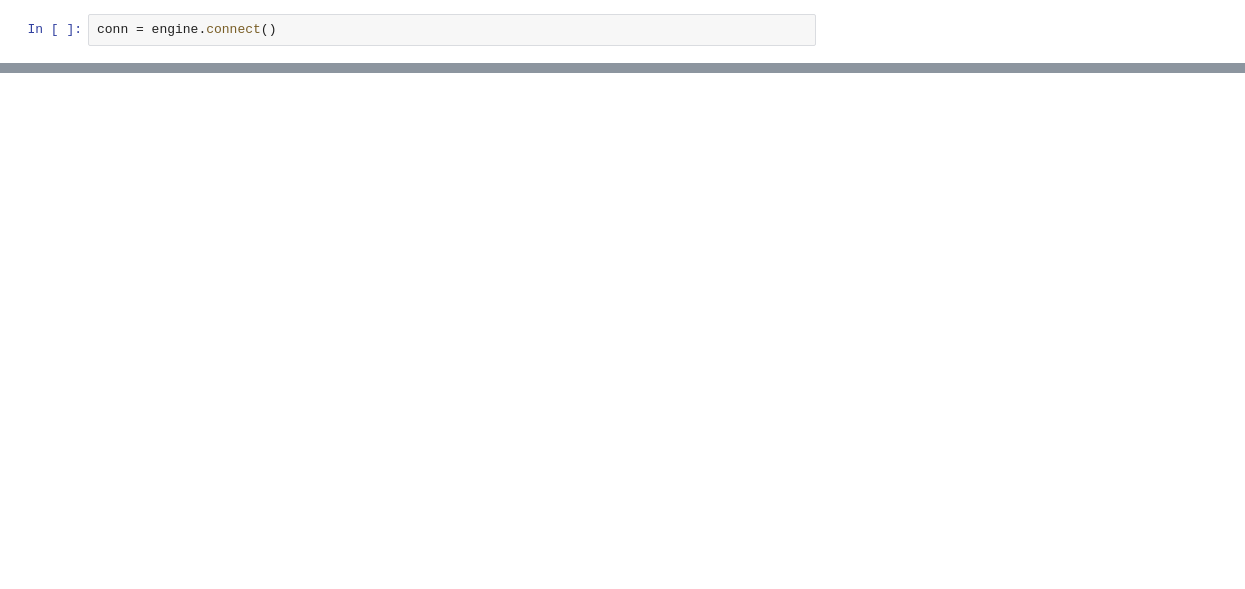
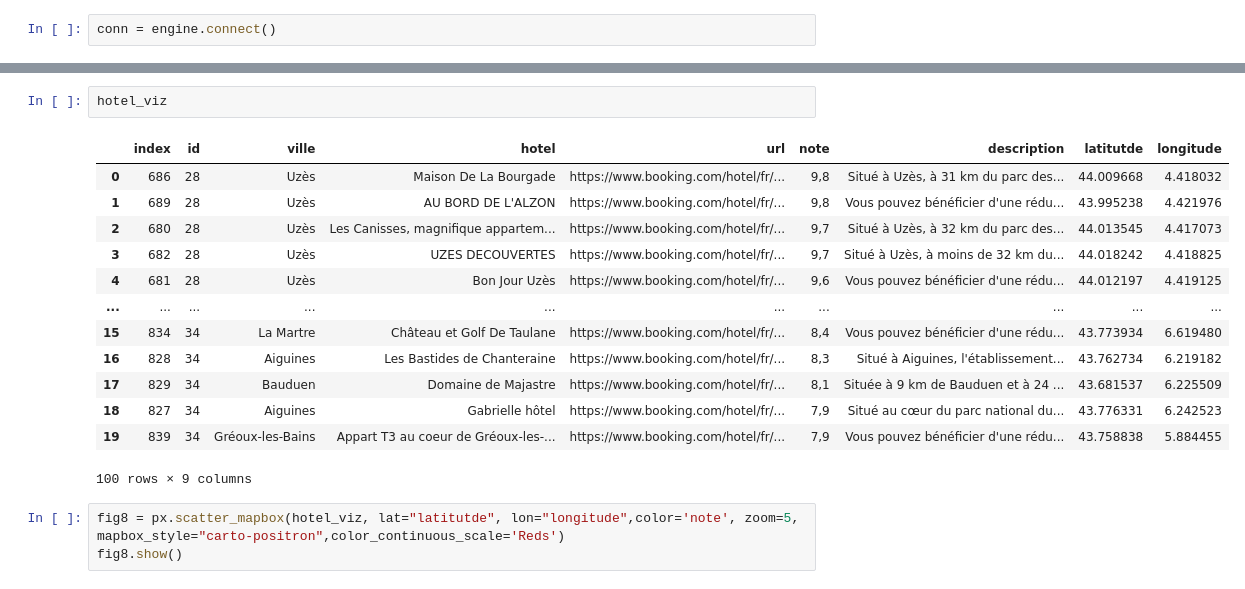
Before and after one commit to philippeJeremy/Bloc-1---Construction-et-alimentation-d-une-infrastructure-de-gestion-de-donn-e, a Jupyter notebook: booking.ipynb, the cells around one changed output, grey strips where cells are left out. Drawn from its saved outputs; the diff is of its cells as text; blank space fills up the shorter version.

```diff
--- a/booking.ipynb
+++ b/booking.ipynb
@@ -239,0 +241,19 @@ hotel_viz
+# %%
+hotel_viz
+# %% [output]
+|  | index | id | ville | hotel | url | note | description | latitutde | longitude |
+| 0 | 686 | 28 | Uzès | Maison De La Bourgade | https://www.booking.com/hotel/fr/... | 9,8 | Situé à Uzès, à 31 km du parc des... | 44.009668 | 4.418032 |
+| 1 | 689 | 28 | Uzès | AU BORD DE L'ALZON | https://www.booking.com/hotel/fr/... | 9,8 | Vous pouvez bénéficier d'une rédu... | 43.995238 | 4.421976 |
+| 2 | 680 | 28 | Uzès | Les Canisses, magnifique appartem... | https://www.booking.com/hotel/fr/... | 9,7 | Situé à Uzès, à 32 km du parc des... | 44.013545 | 4.417073 |
+| 3 | 682 | 28 | Uzès | UZES DECOUVERTES | https://www.booking.com/hotel/fr/... | 9,7 | Situé à Uzès, à moins de 32 km du... | 44.018242 | 4.418825 |
+| 4 | 681 | 28 | Uzès | Bon Jour Uzès | https://www.booking.com/hotel/fr/... | 9,6 | Vous pouvez bénéficier d'une rédu... | 44.012197 | 4.419125 |
+| ... | ... | ... | ... | ... | ... | ... | ... | ... | ... |
+| 15 | 834 | 34 | La Martre | Château et Golf De Taulane | https://www.booking.com/hotel/fr/... | 8,4 | Vous pouvez bénéficier d'une rédu... | 43.773934 | 6.619480 |
+| 16 | 828 | 34 | Aiguines | Les Bastides de Chanteraine | https://www.booking.com/hotel/fr/... | 8,3 | Situé à Aiguines, l'établissement... | 43.762734 | 6.219182 |
+| 17 | 829 | 34 | Bauduen | Domaine de Majastre | https://www.booking.com/hotel/fr/... | 8,1 | Située à 9 km de Bauduen et à 24 ... | 43.681537 | 6.225509 |
+| 18 | 827 | 34 | Aiguines | Gabrielle hôtel | https://www.booking.com/hotel/fr/... | 7,9 | Situé au cœur du parc national du... | 43.776331 | 6.242523 |
+| 19 | 839 | 34 | Gréoux-les-Bains | Appart T3 au coeur de Gréoux-les-... | https://www.booking.com/hotel/fr/... | 7,9 | Vous pouvez bénéficier d'une rédu... | 43.758838 | 5.884455 |
+100 rows × 9 columns
+# %%
+fig8 = px.scatter_mapbox(hotel_viz, lat="latitutde", lon="longitude",color='note', zoom=5, mapbox_style="carto-positron",color_continuous_scale='Reds')
+fig8.show()
```
Also changed, not shown: parts of 27 cells of this notebook, 4 other files.
